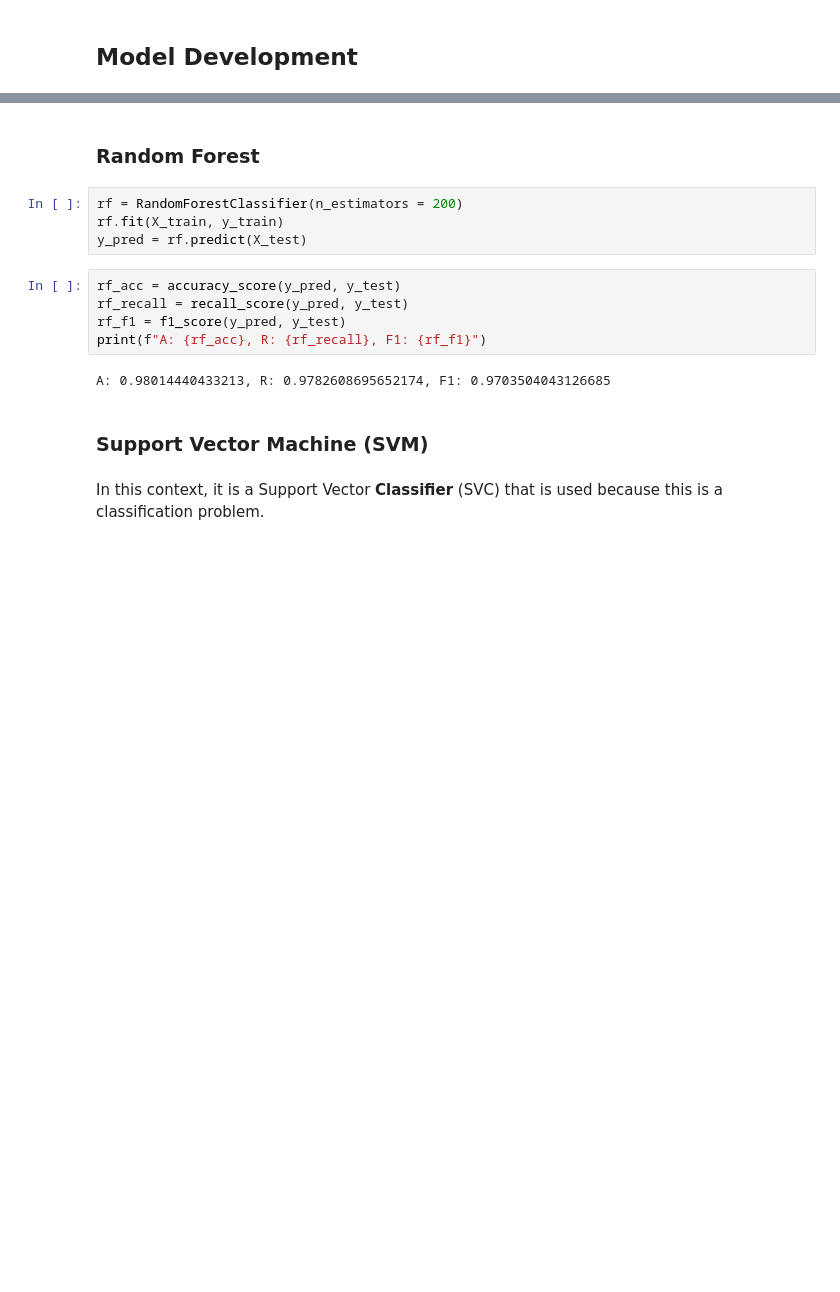
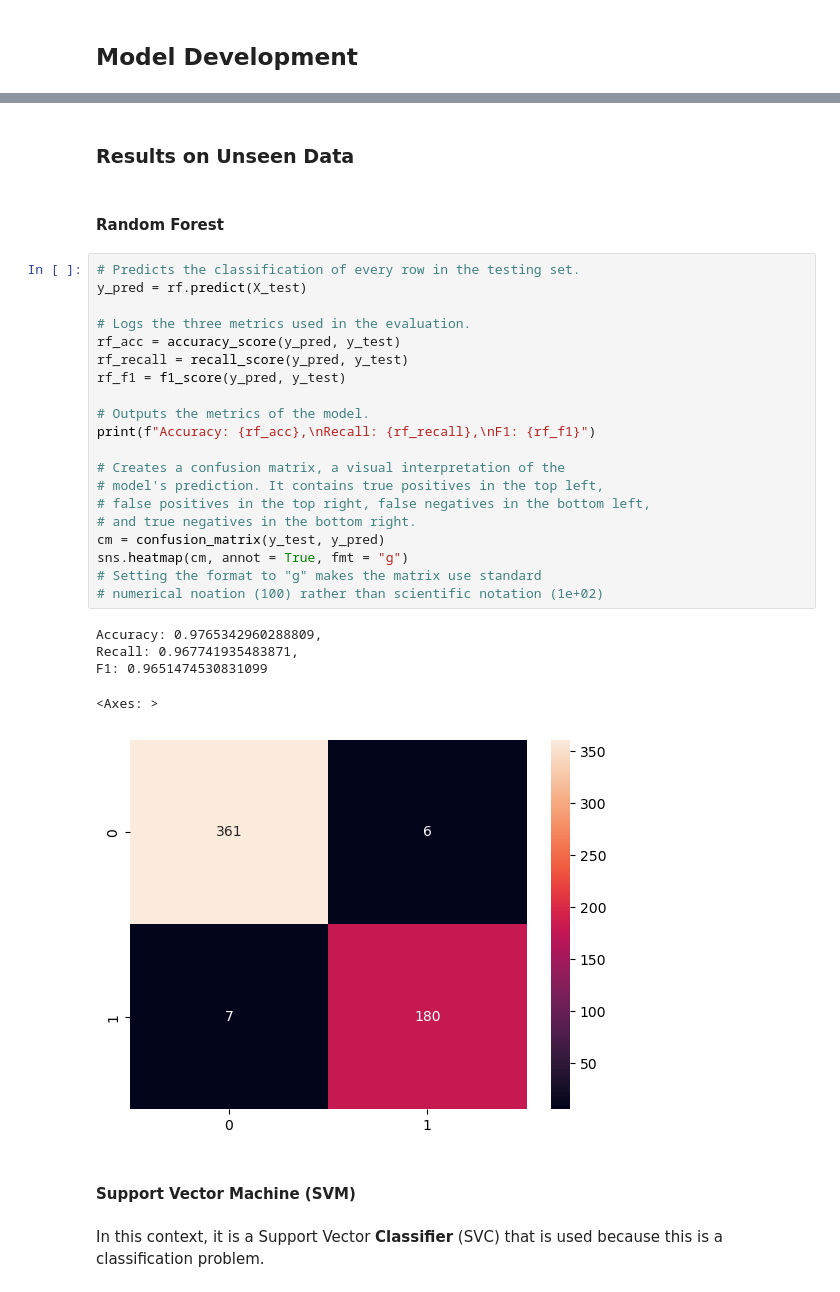
Before and after one commit to LewGoesB00M/CMP6202, a Jupyter notebook: Assignment/Code/CMP6202 Assignment 2.ipynb, the cells around one changed output, grey strips where cells are left out. Cells and saved outputs as stored; diff of their text form; blank space fills up the shorter version.

```diff
--- a/Assignment/Code/CMP6202 Assignment 2.ipynb
+++ b/Assignment/Code/CMP6202 Assignment 2.ipynb
@@ -434,17 +460,34 @@ Name: count, dtype: int64
+# %% [markdown]
+### Results on Unseen Data
 # %% [markdown]
-### Random Forest
+#### Random Forest
-# %%
-rf = RandomForestClassifier(n_estimators = 200)
-rf.fit(X_train, y_train)
-y_pred = rf.predict(X_test)
-# %%
-rf_acc = accuracy_score(y_pred, y_test)
-rf_recall = recall_score(y_pred, y_test)
-rf_f1 = f1_score(y_pred, y_test)
-print(f"A: {rf_acc}, R: {rf_recall}, F1: {rf_f1}")
-# %% [output]
-A: 0.98014440433213, R: 0.9782608695652174, F1: 0.9703504043126685
+# %%
+# Predicts the classification of every row in the testing set.
+y_pred = rf.predict(X_test)
+
+# Logs the three metrics used in the evaluation.
+rf_acc = accuracy_score(y_pred, y_test)
+rf_recall = recall_score(y_pred, y_test)
+rf_f1 = f1_score(y_pred, y_test)
+
+# Outputs the metrics of the model.
+print(f"Accuracy: {rf_acc},\nRecall: {rf_recall},\nF1: {rf_f1}")
+
+# Creates a confusion matrix, a visual interpretation of the
+# model's prediction. It contains true positives in the top left,
+# false positives in the top right, false negatives in the bottom left,
+# and true negatives in the bottom right.
+cm = confusion_matrix(y_test, y_pred)
+sns.heatmap(cm, annot = True, fmt = "g")
+# Setting the format to "g" makes the matrix use standard
+# numerical noation (100) rather than scientific notation (1e+02)
+# %% [output]
+Accuracy: 0.9765342960288809,
+Recall: 0.967741935483871,
+F1: 0.9651474530831099
+<Axes: >
+[figure, added]
 # %% [markdown]
-### Support Vector Machine (SVM)
+#### Support Vector Machine (SVM)
 # %% [markdown]
 In this context, it is a Support Vector **Classifier** (SVC) that is used because this is a classification problem.
```
Also changed, not shown: parts of 44 cells of this notebook, 34 other files.
